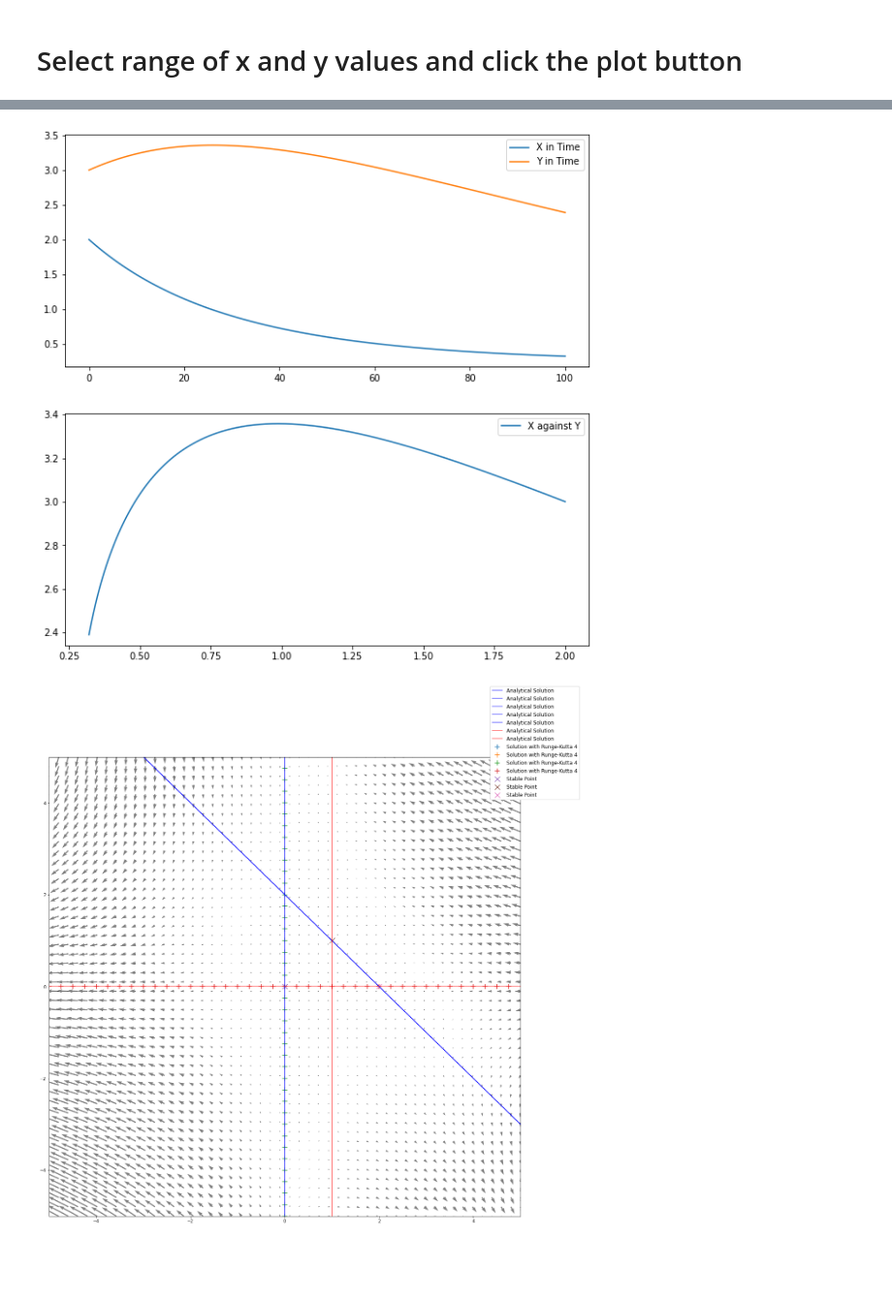
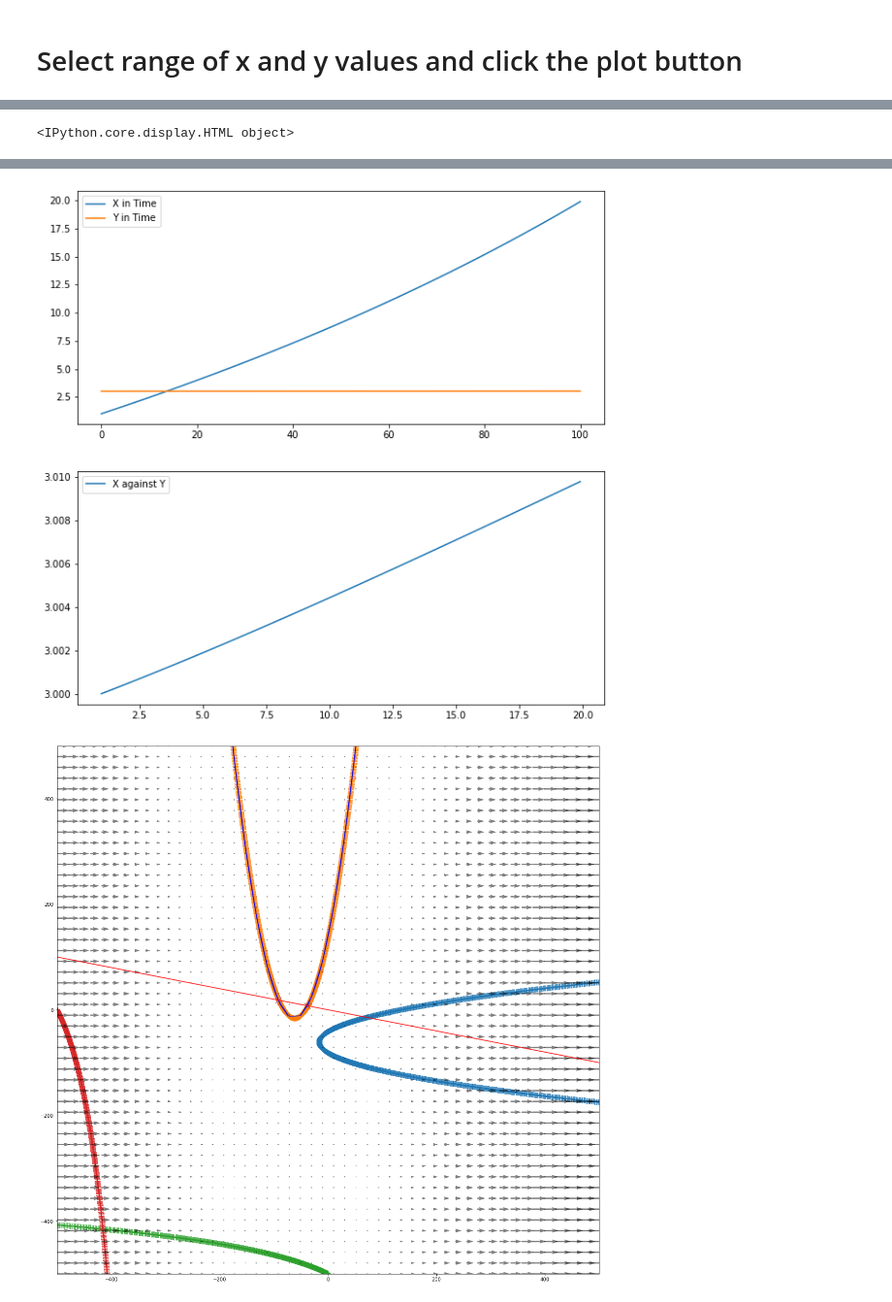
Before and after one commit to 104H/neuropynamics, a Jupyter notebook: notebooks/pplane.ipynb, the cells around one changed output, grey strips where cells are left out. Shown at 97% size. Cells and saved outputs as stored; diff of their text form; code cells hidden in the pictures; blank space fills up the shorter version.

```diff
--- a/notebooks/pplane.ipynb
+++ b/notebooks/pplane.ipynb
@@ -184,12 +213,15 @@ def plots(expr1, expr2, x, y, startx, starty, stepsize, numsteps):
 x, y = symbols('x y')
 
 # expr1 = 2*x - y + 3*(x**2 - y**2) + 2*x*y
-expr1 = 2*x - x**2 - x*y
+# expr1 = 2*x - x**2 - x*y
 # expr1 = 5 - y + 5
+expr1 = 0.04*x**2 + 5*x + 140 - y - 0
+
 display(expr1)
 
+expr2 = 0.02*(.2*x+y)
 # expr2 = x - 3*y - 3*(x**2-y**2) + 3*x*y
-expr2 = -y + x*y
+# expr2 = -y + x*y
 # expr2 = 3*(4*x-5*y)
 display(expr2)
 # %% [output]
@@ -204,30 +234,38 @@ import sympy
+# %%
+def displayWidgets():
+    display(y_range_slider)
+    display(x_range_slider)
+
+    display(startx)
+    display(starty)
+    display(stepsize)
+    display(stepcount)
+
+    display(renderButton)
 # %%
-y_range_slider = widgets.IntRangeSlider(min=-10, max=10)
-display(y_range_slider)
 
-x_range_slider = widgets.IntRangeSlider(min=-10, max=10)
-display(x_range_slider)
+display(HTML('<h3>Select ranges for the two variables.</h3>'))
+
+y_range_slider = widgets.IntRangeSlider(min=-1000, max=1000)
+
+x_range_slider = widgets.IntRangeSlider(min=-1000, max=1000)
+
+display(HTML('<h3>Input for RK4</h3> <br /> Optimum values depend on the equation and can be obtained by trial and error.'))
 
 startx = widgets.Text(placeholder='Start Value of X for RK4', disabled=False)
 starty = widgets.Text(placeholder='Start Value of Y for RK4', disabled=False)
 stepsize = widgets.Text(placeholder='Step Size for RK4', disabled=False)
 stepcount = widgets.Text(placeholder='Step Count for RK4', disabled=False)
 
-display(startx)
-display(starty)
-display(stepsize)
-display(stepcount)
+renderButton = widgets.Button(description='Plot')
 
-renderButton = widgets.Button(description='Plot')
-display(renderButton)
+displayWidgets()
 
 @renderButton.on_click
 def renderButtonOnClick(b):
     clear_output()
 
-    display(y_range_slider)
-    display(x_range_slider)
-    display(renderButton)
+    displayWidgets()
 
-    plots(expr1, expr2, x, y, int(startx.value), int(starty.value), float(stepsize.value), int(stepcount.value))
+    plots(expr1, expr2, x, y, startx.value, starty.value, stepsize.value, stepcount.value)
 # %% [output]
@@ -246,0 +286 @@ Phase Potrait shows the change in the two quantities with respect to each other
+<IPython.core.display.HTML object>
@@ -251,2 +289,2 @@ Null Clines can be obtained analytically (using calculus) and numerically.
-[figure, old version]
+[figure, new version]
-[figure, old version]
+[figure, new version]
```
Also changed, not shown: parts of 14 cells of this notebook.
